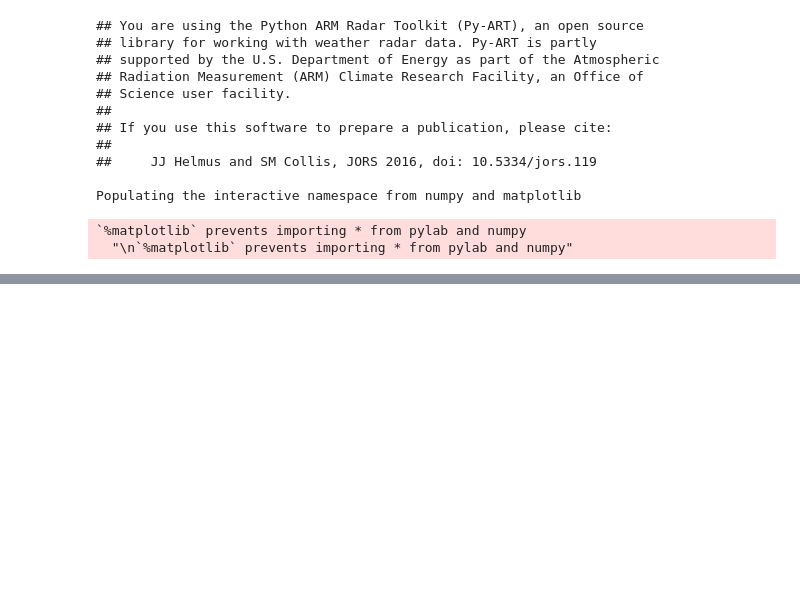
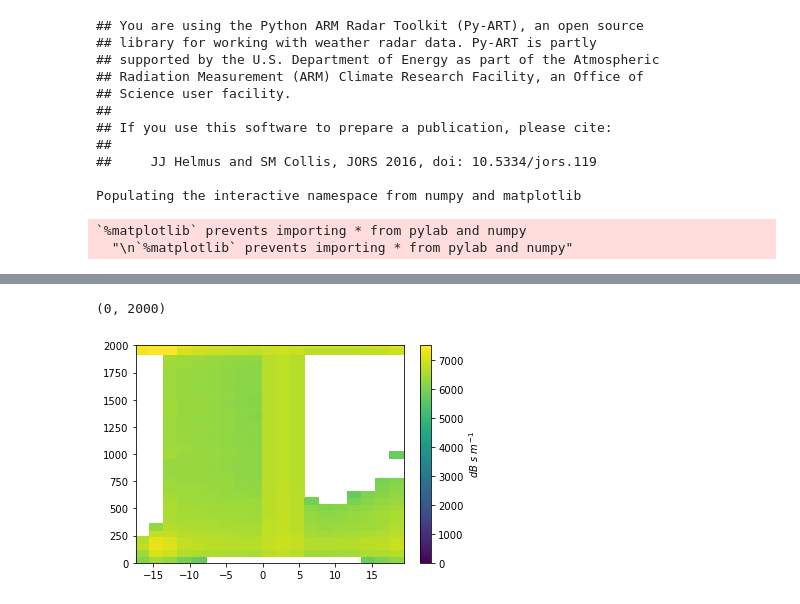
Before and after one commit to rcjackson/arming_the_edge, a Jupyter notebook: notebooks/Spectral processing.ipynb, the cells around one changed output, grey strips where cells are left out. Cells and saved outputs as stored; diff of their text form; code cells hidden in the pictures; blank space fills up the shorter version.

```diff
--- a/notebooks/Spectral processing.ipynb
+++ b/notebooks/Spectral processing.ipynb
@@ -242,0 +307,9 @@ array([[ 0.        , -1.98461538, -1.98461538, ..., -1.98461538,
+# %%
+x, y = np.meshgrid(my_spectra['vel_bins'], my_spectra['range'])
+plt.pcolormesh(x, y, psd.sel(time=datetime.datetime(2017, 8, 4, 0, 35, 00), method='nearest')*100,
+               vmin=0, vmax=7500)
+plt.colorbar(label='$dB\ s\ m^{-1}$')
+plt.ylim([0, 2000])
+# %% [output]
+(0, 2000)
+[figure, added]
```
Also changed, not shown: parts of 54 cells of this notebook.
